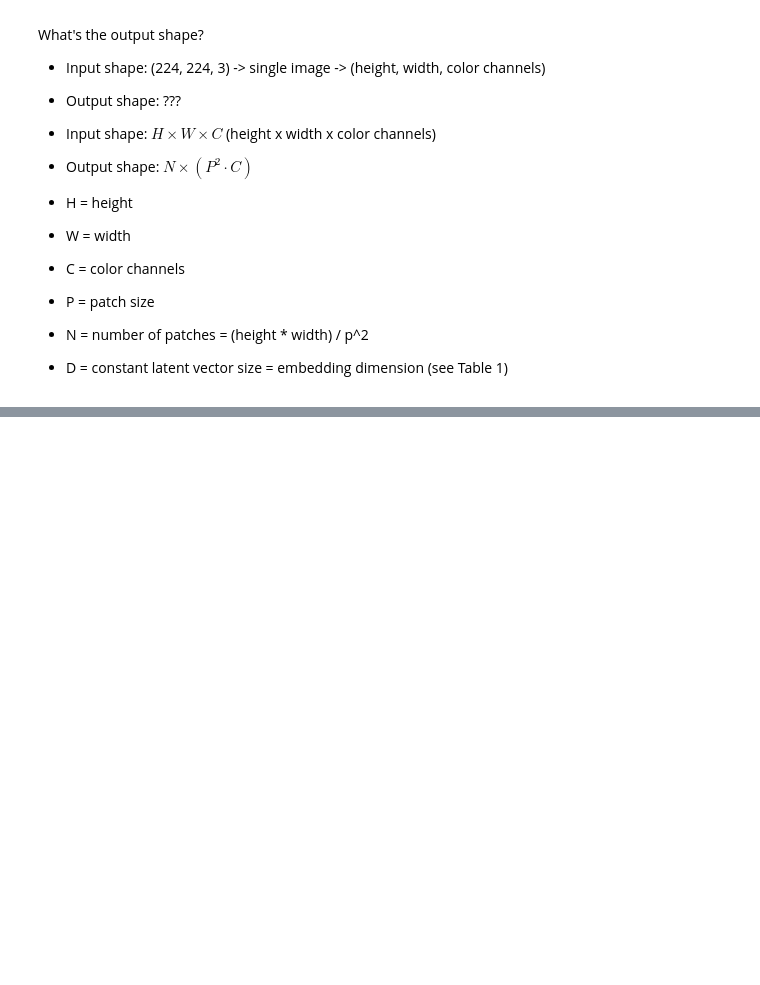
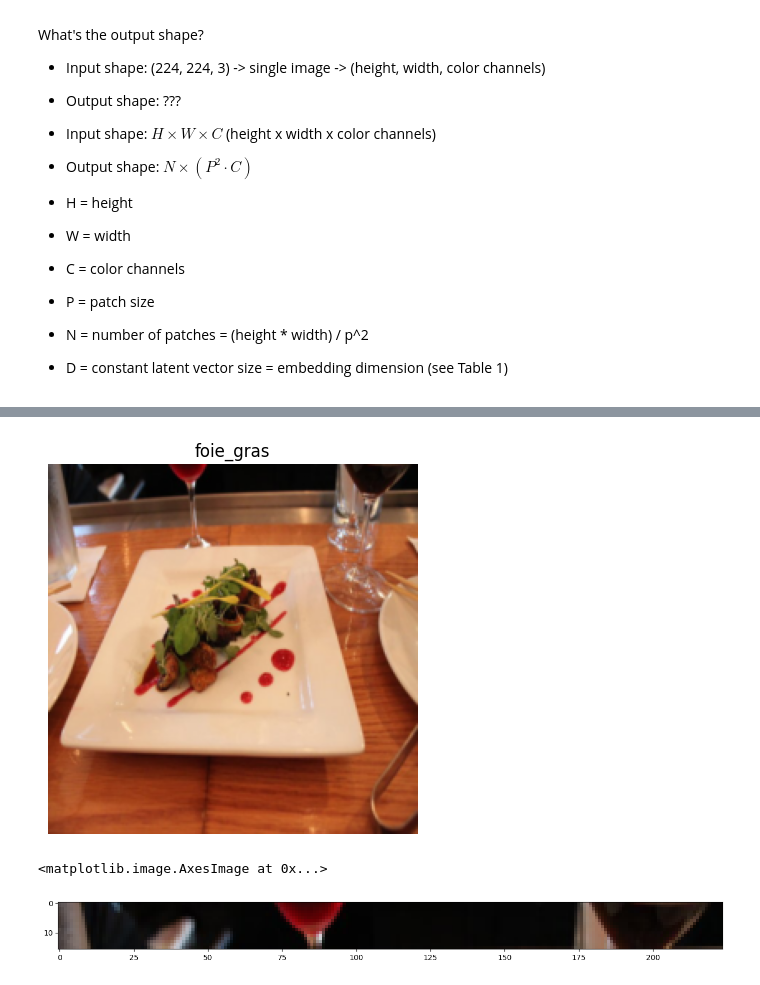
Before and after one commit to Yogesh914/ViT_paper_replication, a Jupyter notebook: ViT_paper_replication.ipynb, the cells around one changed output, grey strips where cells are left out. Cells and saved outputs as stored; diff of their text form; code cells hidden in the pictures; blank space fills up the shorter version.

```diff
--- a/ViT_paper_replication.ipynb
+++ b/ViT_paper_replication.ipynb
@@ -225,0 +228,18 @@ Output shape (single 1D sequence of patches): (49, 3072) -> (number_of_patches,
+# %%
+# View a single image
+plt.imshow(image.permute(1, 2, 0))
+plt.title(class_names[label])
+plt.axis(False);
+# %% [output]
+[figure, added]
+# %%
+# Get the top row of the image
+image_permuted = image.permute(1, 2, 0) # convert image to color channels last (H, W, C)
+
+# Index to plot the top row of pixels
+patch_size = 16
+plt.figure(figsize=(patch_size, patch_size))
+plt.imshow(image_permuted[:patch_size, :, :])
+# %% [output]
+<matplotlib.image.AxesImage at 0x...>
+[figure, added]
```
Also changed, not shown: parts of 30 cells of this notebook.
